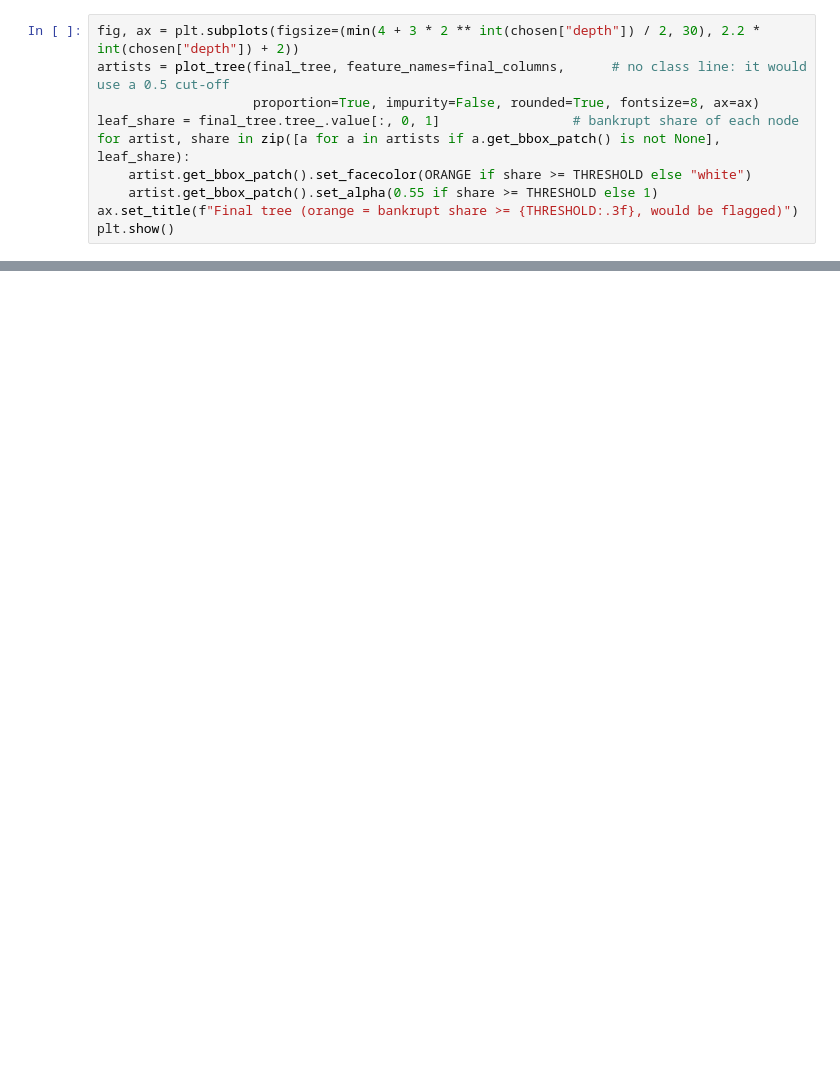
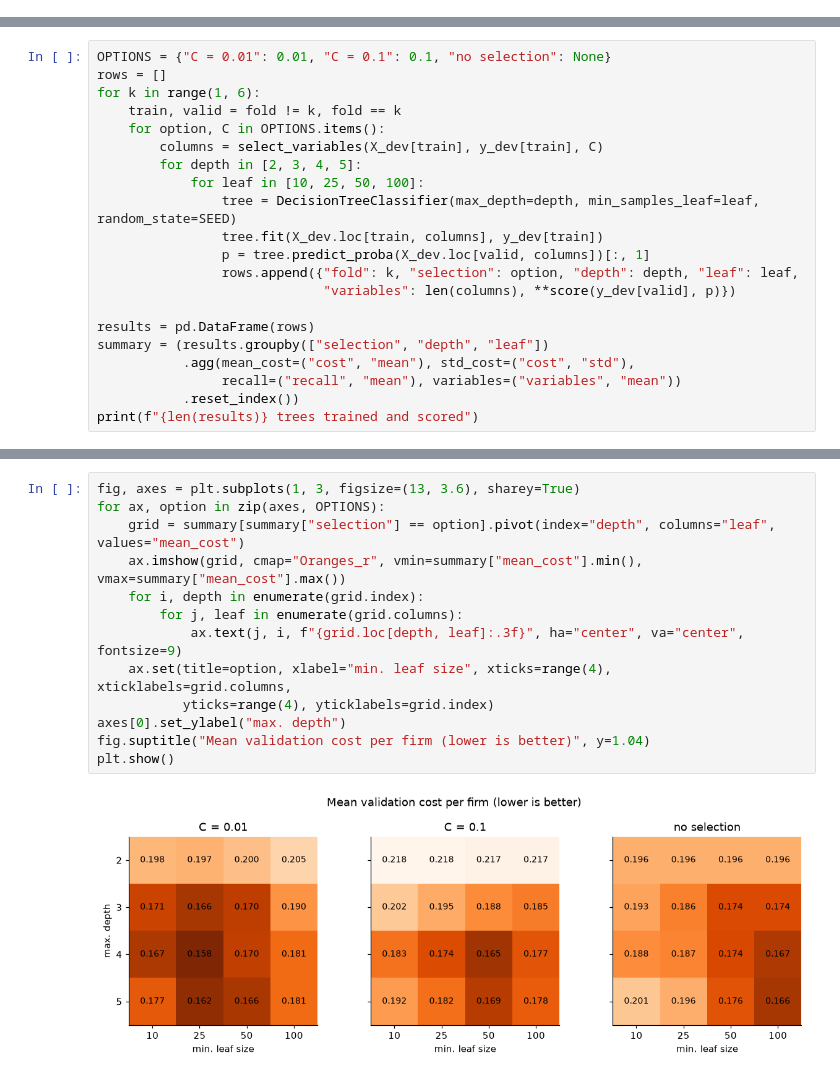
Before and after one commit to SARx613/Augmented-Decision-Final-Project, a Jupyter notebook: model_selection.ipynb, the cells around one changed output, grey strips where cells are left out. Drawn from its saved outputs; the diff is of its cells as text; blank space fills up the shorter version.

```diff
--- a/model_selection.ipynb
+++ b/model_selection.ipynb
@@ -381,10 +105,0 @@ The next cell draws the tree. Each box shows the question (a firm that answers *
-# %%
-fig, ax = plt.subplots(figsize=(min(4 + 3 * 2 ** int(chosen["depth"]) / 2, 30), 2.2 * int(chosen["depth"]) + 2))
-artists = plot_tree(final_tree, feature_names=final_columns,      # no class line: it would use a 0.5 cut-off
-                    proportion=True, impurity=False, rounded=True, fontsize=8, ax=ax)
-leaf_share = final_tree.tree_.value[:, 0, 1]                 # bankrupt share of each node
-for artist, share in zip([a for a in artists if a.get_bbox_patch() is not None], leaf_share):
-    artist.get_bbox_patch().set_facecolor(ORANGE if share >= THRESHOLD else "white")
-    artist.get_bbox_patch().set_alpha(0.55 if share >= THRESHOLD else 1)
-ax.set_title(f"Final tree (orange = bankrupt share >= {THRESHOLD:.3f}, would be flagged)")
-plt.show()
@@ -484,0 +114,21 @@ All checks passed.
+# %%
+OPTIONS = {"C = 0.01": 0.01, "C = 0.1": 0.1, "no selection": None}
+rows = []
+for k in range(1, 6):
+    train, valid = fold != k, fold == k
+    for option, C in OPTIONS.items():
+        columns = select_variables(X_dev[train], y_dev[train], C)
+        for depth in [2, 3, 4, 5]:
+            for leaf in [10, 25, 50, 100]:
+                tree = DecisionTreeClassifier(max_depth=depth, min_samples_leaf=leaf, random_state=SEED)
+                tree.fit(X_dev.loc[train, columns], y_dev[train])
+                p = tree.predict_proba(X_dev.loc[valid, columns])[:, 1]
+                rows.append({"fold": k, "selection": option, "depth": depth, "leaf": leaf,
+                             "variables": len(columns), **score(y_dev[valid], p)})
+
+results = pd.DataFrame(rows)
+summary = (results.groupby(["selection", "depth", "leaf"])
+           .agg(mean_cost=("cost", "mean"), std_cost=("cost", "std"),
+                recall=("recall", "mean"), variables=("variables", "mean"))
+           .reset_index())
+print(f"{len(results)} trees trained and scored")
@@ -484,0 +140,15 @@ All checks passed.
+# %%
+fig, axes = plt.subplots(1, 3, figsize=(13, 3.6), sharey=True)
+for ax, option in zip(axes, OPTIONS):
+    grid = summary[summary["selection"] == option].pivot(index="depth", columns="leaf", values="mean_cost")
+    ax.imshow(grid, cmap="Oranges_r", vmin=summary["mean_cost"].min(), vmax=summary["mean_cost"].max())
+    for i, depth in enumerate(grid.index):
+        for j, leaf in enumerate(grid.columns):
+            ax.text(j, i, f"{grid.loc[depth, leaf]:.3f}", ha="center", va="center", fontsize=9)
+    ax.set(title=option, xlabel="min. leaf size", xticks=range(4), xticklabels=grid.columns,
+           yticks=range(4), yticklabels=grid.index)
+axes[0].set_ylabel("max. depth")
+fig.suptitle("Mean validation cost per firm (lower is better)", y=1.04)
+plt.show()
+# %% [output]
+[figure, added]
```
Also changed, not shown: parts of 52 cells of this notebook, 3 other files.
